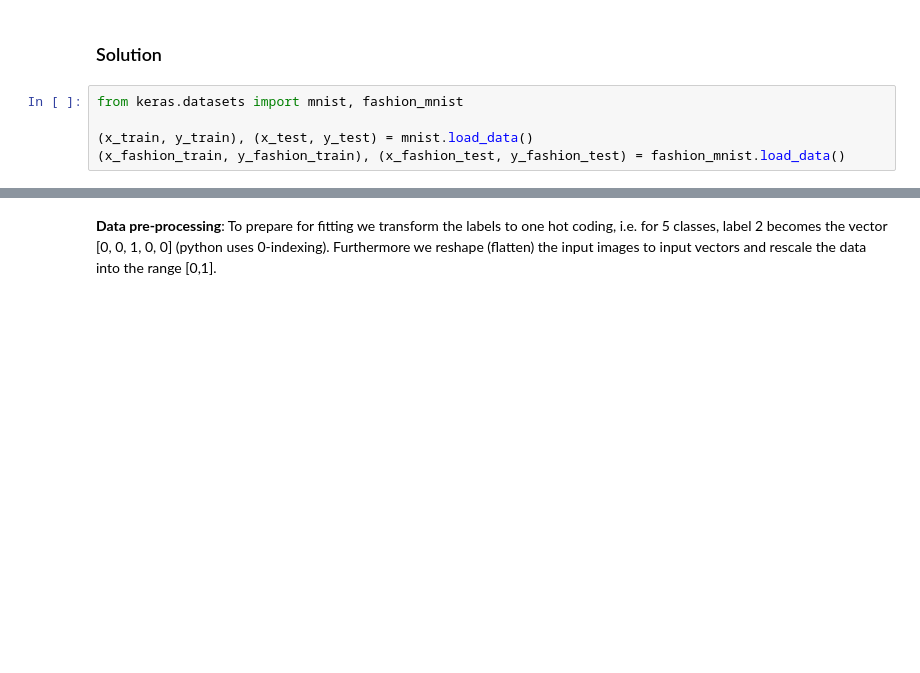
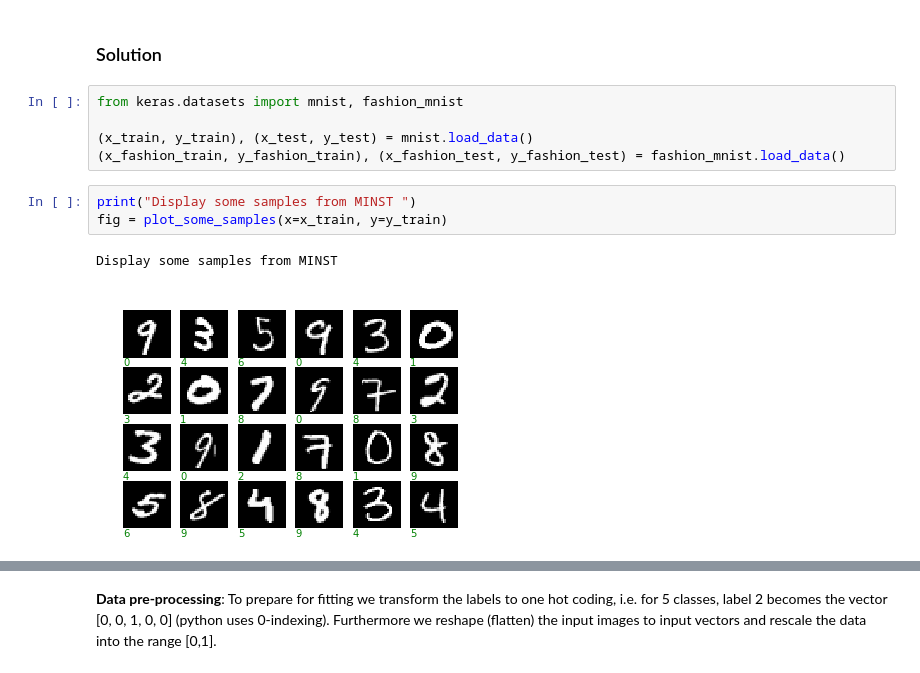
Before and after one commit to ythuangyt/Artificial-Neural-Network, a Jupyter notebook: miniproject1.ipynb, the cells around one changed output, grey strips where cells are left out. Cells and saved outputs as stored; diff of their text form; blank space fills up the shorter version.

```diff
--- a/miniproject1.ipynb
+++ b/miniproject1.ipynb
@@ -149,3 +147,9 @@ from keras.datasets import mnist, fashion_mnist
 
 (x_train, y_train), (x_test, y_test) = mnist.load_data()
 (x_fashion_train, y_fashion_train), (x_fashion_test, y_fashion_test) = fashion_mnist.load_data()
+# %%
+print("Display some samples from MINST ")
+fig = plot_some_samples(x=x_train, y=y_train)
+# %% [output]
+Display some samples from MINST
+[figure, added]
```
Also changed, not shown: parts of 56 cells of this notebook.
